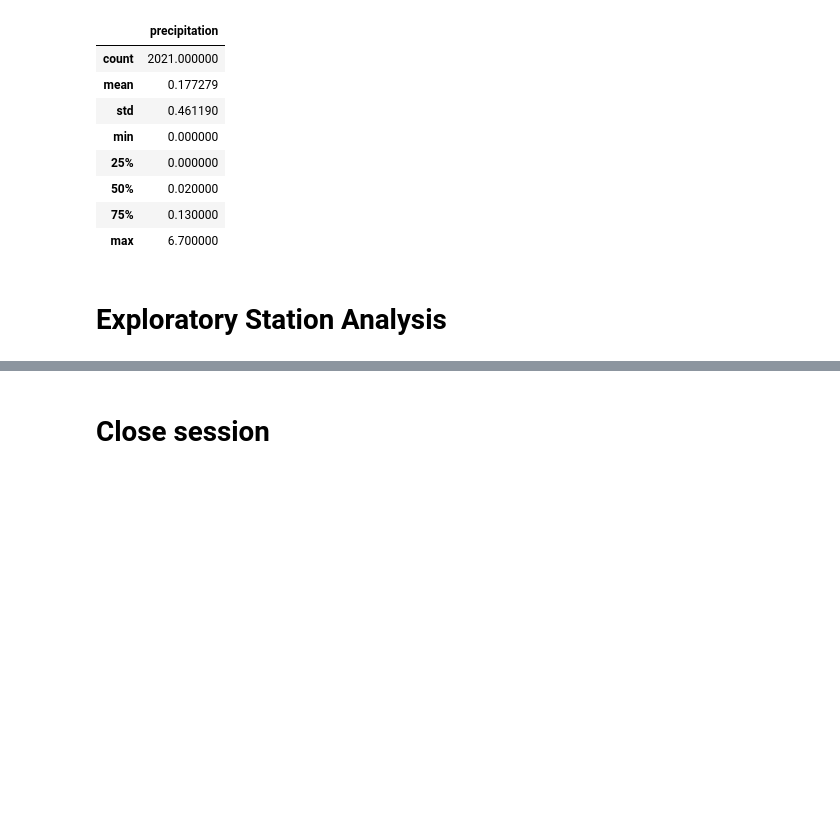
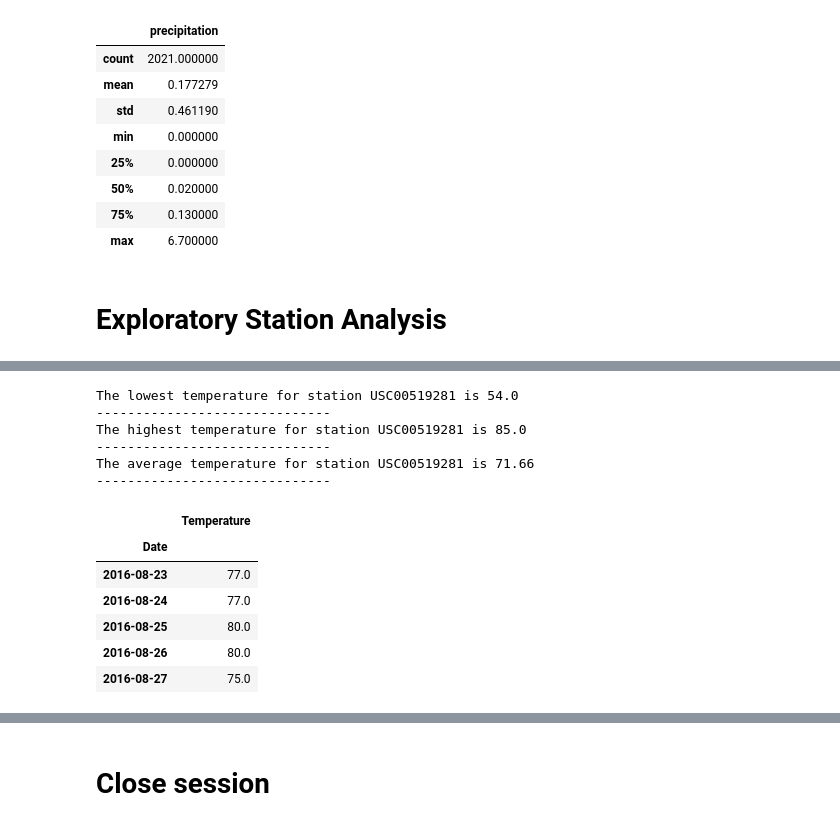
Before and after one commit to sarasteh/sqlalchemy-challenge, a Jupyter notebook: SurfsUp/climate.ipynb, the cells around one changed output, grey strips where cells are left out. Cells and saved outputs as stored; diff of their text form; code cells hidden in the pictures; blank space fills up the shorter version.

```diff
--- a/SurfsUp/climate.ipynb
+++ b/SurfsUp/climate.ipynb
@@ -146,3 +148,12 @@ prcp_df.describe()
 # %%
 # Design a query to find the most active stations (i.e. what stations have the most rows?)
 # List the stations and the counts in descending order.
+measurement_rows=session.query(measurement.station,func.count(measurement.id).\
+                               label('number')).group_by(measurement.station).order_by(desc('number'))
+
+most_active_station=measurement_rows.first()[0]
+print (f"*** The most active station is {most_active_station} ***")
+
+for measurement_row in measurement_rows:
+    print("-"*12)
+    print(f"station: {measurement_row.station}  number: {measurement_row.number}")
@@ -153,0 +180,41 @@ prcp_df.describe()
+# %%
+# Using the most active station id from the previous query, calculate the lowest, highest, and average temperature.
+temperature_stats=session.query(func.min(measurement.tobs),func.max(measurement.tobs),func.avg(measurement.tobs)).\
+            filter(measurement.station==most_active_station)
+
+
+print(f"The lowest temperature for station {most_active_station} is {temperature_stats[0][0]}")
+print("-"*30)
+print(f"The highest temperature for station {most_active_station} is {temperature_stats[0][1]}")
+print("-"*30)
+print(f"The average temperature for station {most_active_station} is {round(temperature_stats[0][2],2)}")
+print("-"*30)
+# %% [output]
+The lowest temperature for station USC00519281 is 54.0
+------------------------------
+The highest temperature for station USC00519281 is 85.0
+------------------------------
+The average temperature for station USC00519281 is 71.66
+------------------------------
+# %%
+# Using the most active station id
+# Query the last 12 months of temperature observation data for this station and plot the results as a histogram
+
+# Calculate the date one year from the last date in data set.
+year_ago=pd.to_datetime(most_recent.date)-timedelta(days=366)
+year_ago=str(year_ago)[:10]
+
+# Perform a query to retrieve the date and temperature for the most active station
+one_year_tobs = session.query(measurement.date,measurement.tobs).\
+filter(measurement.date>year_ago).filter(measurement.station==most_active_station).all()
+
+tobs_df=pd.DataFrame(one_year_tobs,columns=['Date','Temperature']).set_index('Date').sort_index()
+tobs_df.head()
+# %% [output]
+|  | Temperature |
+| Date |  |
+| 2016-08-23 | 77.0 |
+| 2016-08-24 | 77.0 |
+| 2016-08-25 | 80.0 |
+| 2016-08-26 | 80.0 |
+| 2016-08-27 | 75.0 |
```
Also changed, not shown: parts of 7 cells of this notebook.
